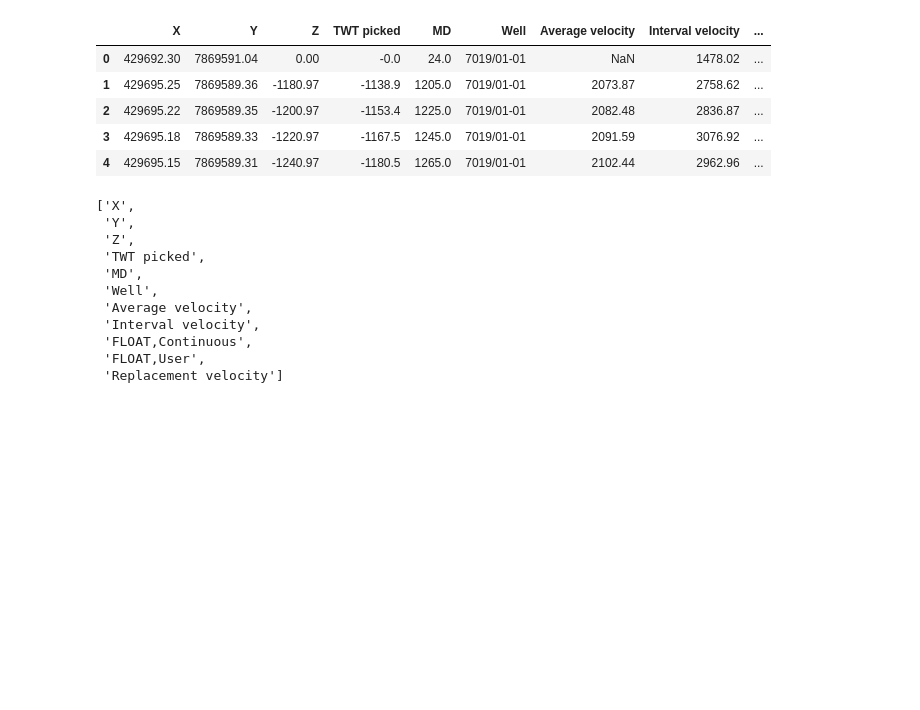
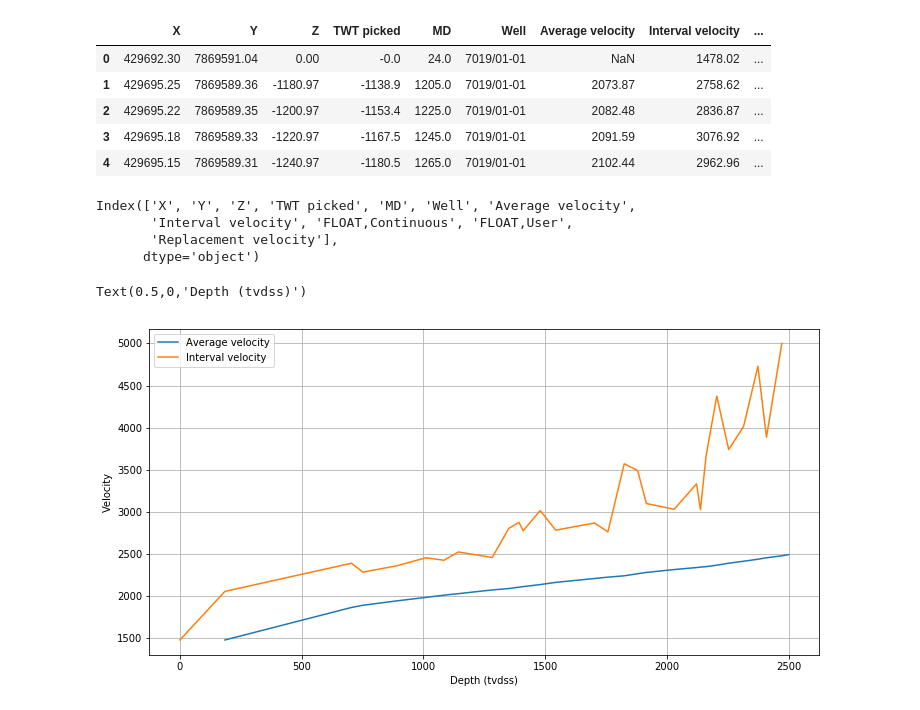
Before and after one commit to ABDunbar/NPD-Well-Velocity-Integration, a Jupyter notebook: def_checkshots.ipynb, the cells around one changed output. Saved outputs shown, nothing was run; the diff lists cells and outputs as text; code cells hidden in the pictures; blank space fills up the shorter version.

```diff
--- a/def_checkshots.ipynb
+++ b/def_checkshots.ipynb
@@ -35,37 +35,17 @@ cshots.head()
 | 2 | 429695.22 | 7869589.35 | -1200.97 | -1153.4 | 1225.0 | 7019/01-01 | 2082.48 | 2836.87 | ... |
 | 3 | 429695.18 | 7869589.33 | -1220.97 | -1167.5 | 1245.0 | 7019/01-01 | 2091.59 | 3076.92 | ... |
 | 4 | 429695.15 | 7869589.31 | -1240.97 | -1180.5 | 1265.0 | 7019/01-01 | 2102.44 | 2962.96 | ... |
-# %%
-file = r'./data/Merged_Checkshots'
-
-f = open(file, 'r')
-line = f.readline()
-column_names = []
-while not line.startswith('END'):
-    if not line.startswith('#'):
-        if not line.startswith('V'):
-            if not line.startswith('BEGIN'):
-                column_names.append(line.rstrip())
-    line = f.readline()
-f.close()
-column_names
-
-
-df.TVDSS = df.TVDSS * -1
-df.TWT = df.TWT * -1
-df.drop(['Cont', 'User', 'Vreplace'], axis=1, inplace=True)
-# %% [output]
-['X',
- 'Y',
- 'Z',
- 'TWT picked',
- 'MD',
- 'Well',
- 'Average velocity',
- 'Interval velocity',
- 'FLOAT,Continuous',
- 'FLOAT,User',
- 'Replacement velocity']
+# %%
+cshots.columns
+# %% [output]
+Index(['X', 'Y', 'Z', 'TWT picked', 'MD', 'Well', 'Average velocity',
+       'Interval velocity', 'FLOAT,Continuous', 'FLOAT,User',
+       'Replacement velocity'],
+      dtype='object')
+# %%
+cshots.Z = cshots.Z * -1
+cshots['TWT picked'] = cshots['TWT picked'] * -1
+cshots.drop(['FLOAT,Continuous', 'FLOAT,User', 'Replacement velocity'], axis=1, inplace=True)
 # %%
 cshot_wells = list(cshots['Well'].unique())
 # %%
@@ -73,10 +53,13 @@ cshots[ cshots['Well']=='7120/12-03']
 # %%
 plt.figure(figsize=(12,6))
 
-plt.plot(cshots[ cshots['Well']=='7120/12-03']['TVDSS'], cshots[ cshots['Well']=='7120/12-03']['Vavg'] )
-plt.plot(cshots[ cshots['Well']=='7120/12-03']['TVDSS'], cshots[ cshots['Well']=='7120/12-03']['Vint'] )
+plt.plot(cshots[ cshots['Well']=='7120/12-03']['Z'], cshots[ cshots['Well']=='7120/12-03']['Average velocity'] )
+plt.plot(cshots[ cshots['Well']=='7120/12-03']['Z'], cshots[ cshots['Well']=='7120/12-03']['Interval velocity'] )
 
 plt.legend(loc=0)
 plt.grid(True)
 plt.ylabel('Velocity')
 plt.xlabel('Depth (tvdss)')
+# %% [output]
+Text(0.5,0,'Depth (tvdss)')
+[figure, added]
```
